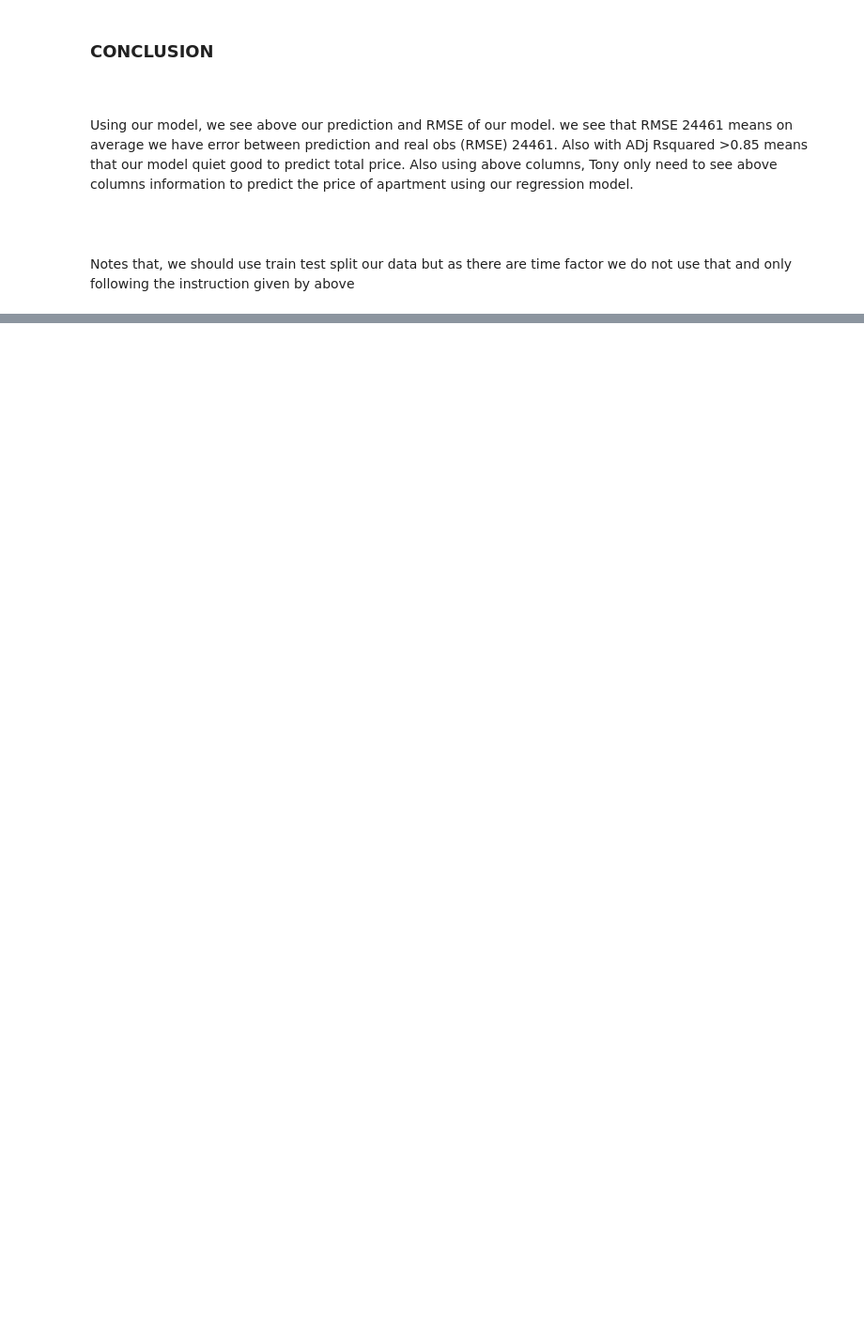
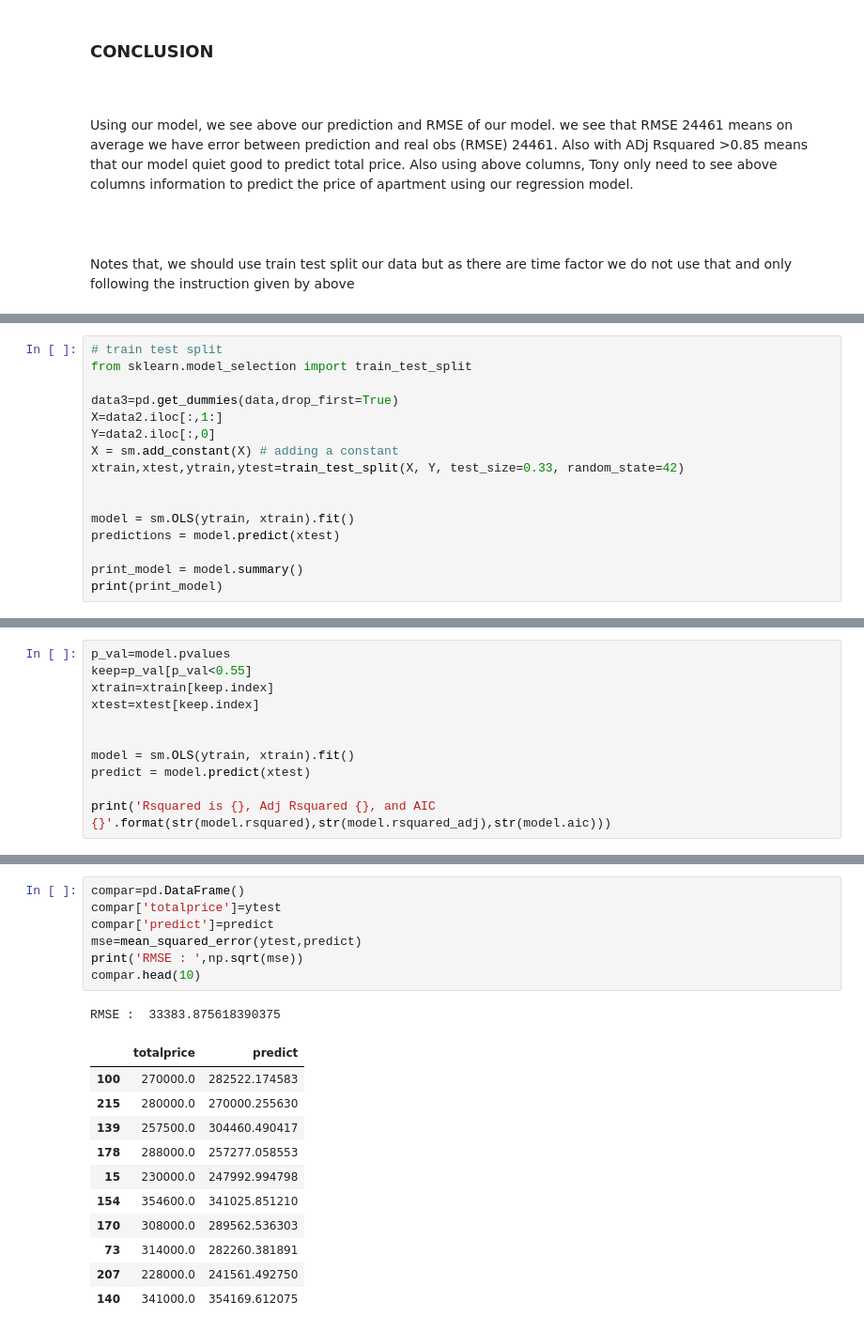
Before and after one commit to andreasmmadjiah/Mid-Test-Use-Case, a Jupyter notebook: 2. Apartment Price/Use Case 2 EDA and Regression.ipynb, the cells around one changed output, grey strips where cells are left out. Shown at 94% size. Drawn from its saved outputs; the diff is of its cells as text; blank space fills up the shorter version.

```diff
--- a/2. Apartment Price/Use Case 2 EDA and Regression.ipynb
+++ b/2. Apartment Price/Use Case 2 EDA and Regression.ipynb
@@ -402,0 +409,16 @@ Notes that, we should use train test split our data but as there are time factor
+# %%
+# train test split
+from sklearn.model_selection import train_test_split
+
+data3=pd.get_dummies(data,drop_first=True)
+X=data2.iloc[:,1:]
+Y=data2.iloc[:,0]
+X = sm.add_constant(X) # adding a constant
+xtrain,xtest,ytrain,ytest=train_test_split(X, Y, test_size=0.33, random_state=42)
+
+
+model = sm.OLS(ytrain, xtrain).fit()
+predictions = model.predict(xtest)
+
+print_model = model.summary()
+print(print_model)
@@ -402,0 +443,11 @@ Notes that, we should use train test split our data but as there are time factor
+# %%
+p_val=model.pvalues
+keep=p_val[p_val<0.55]
+xtrain=xtrain[keep.index]
+xtest=xtest[keep.index]
+
+
+model = sm.OLS(ytrain, xtrain).fit()
+predict = model.predict(xtest)
+
+print('Rsquared is {}, Adj Rsquared {}, and AIC {}'.format(str(model.rsquared),str(model.rsquared_adj),str(model.aic)))
@@ -402,0 +459,20 @@ Notes that, we should use train test split our data but as there are time factor
+# %%
+compar=pd.DataFrame()
+compar['totalprice']=ytest
+compar['predict']=predict
+mse=mean_squared_error(ytest,predict)
+print('RMSE : ',np.sqrt(mse))
+compar.head(10)
+# %% [output]
+RMSE :  33383.875618390375
+|  | totalprice | predict |
+| 100 | 270000.0 | 282522.174583 |
+| 215 | 280000.0 | 270000.255630 |
+| 139 | 257500.0 | 304460.490417 |
+| 178 | 288000.0 | 257277.058553 |
+| 15 | 230000.0 | 247992.994798 |
+| 154 | 354600.0 | 341025.851210 |
+| 170 | 308000.0 | 289562.536303 |
+| 73 | 314000.0 | 282260.381891 |
+| 207 | 228000.0 | 241561.492750 |
+| 140 | 341000.0 | 354169.612075 |
```
Also changed, not shown: parts of 21 cells of this notebook.
